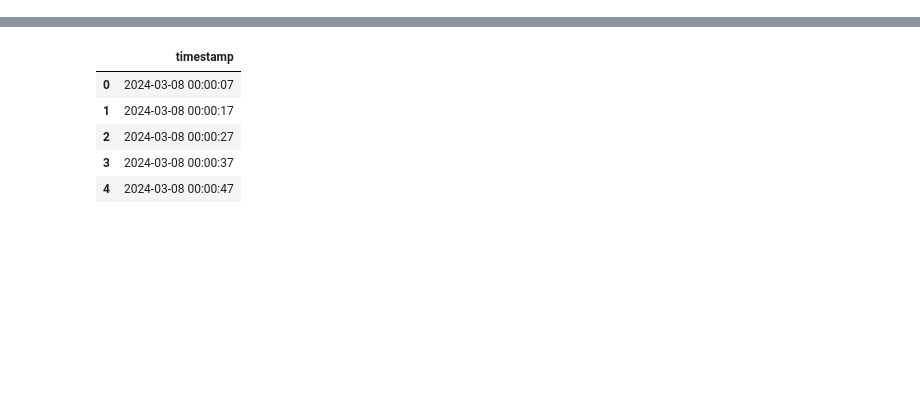
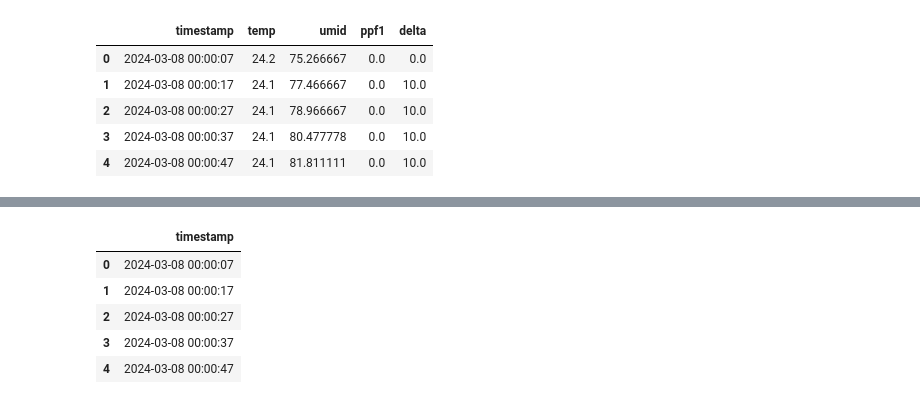
Before and after one commit to crdamke1984/app_falhas, a Jupyter notebook: teste.ipynb, the cells around one changed output, grey strips where cells are left out. Saved outputs shown, nothing was run; the diff lists cells and outputs as text; code cells hidden in the pictures; blank space fills up the shorter version.

```diff
--- a/teste.ipynb
+++ b/teste.ipynb
@@ -25,0 +44,10 @@ df = df.sort_values("timestamp").reset_index(drop=True)
+# %%
+df_copy['delta'] = df_copy['timestamp'].diff().dt.total_seconds().fillna(0)
+df_copy.head()
+# %% [output]
+|  | timestamp | temp | umid | ppf1 | delta |
+| 0 | 2024-03-08 00:00:07 | 24.2 | 75.266667 | 0.0 | 0.0 |
+| 1 | 2024-03-08 00:00:17 | 24.1 | 77.466667 | 0.0 | 10.0 |
+| 2 | 2024-03-08 00:00:27 | 24.1 | 78.966667 | 0.0 | 10.0 |
+| 3 | 2024-03-08 00:00:37 | 24.1 | 80.477778 | 0.0 | 10.0 |
+| 4 | 2024-03-08 00:00:47 | 24.1 | 81.811111 | 0.0 | 10.0 |
```
Also changed, not shown: parts of 12 cells of this notebook, 6 other files.
